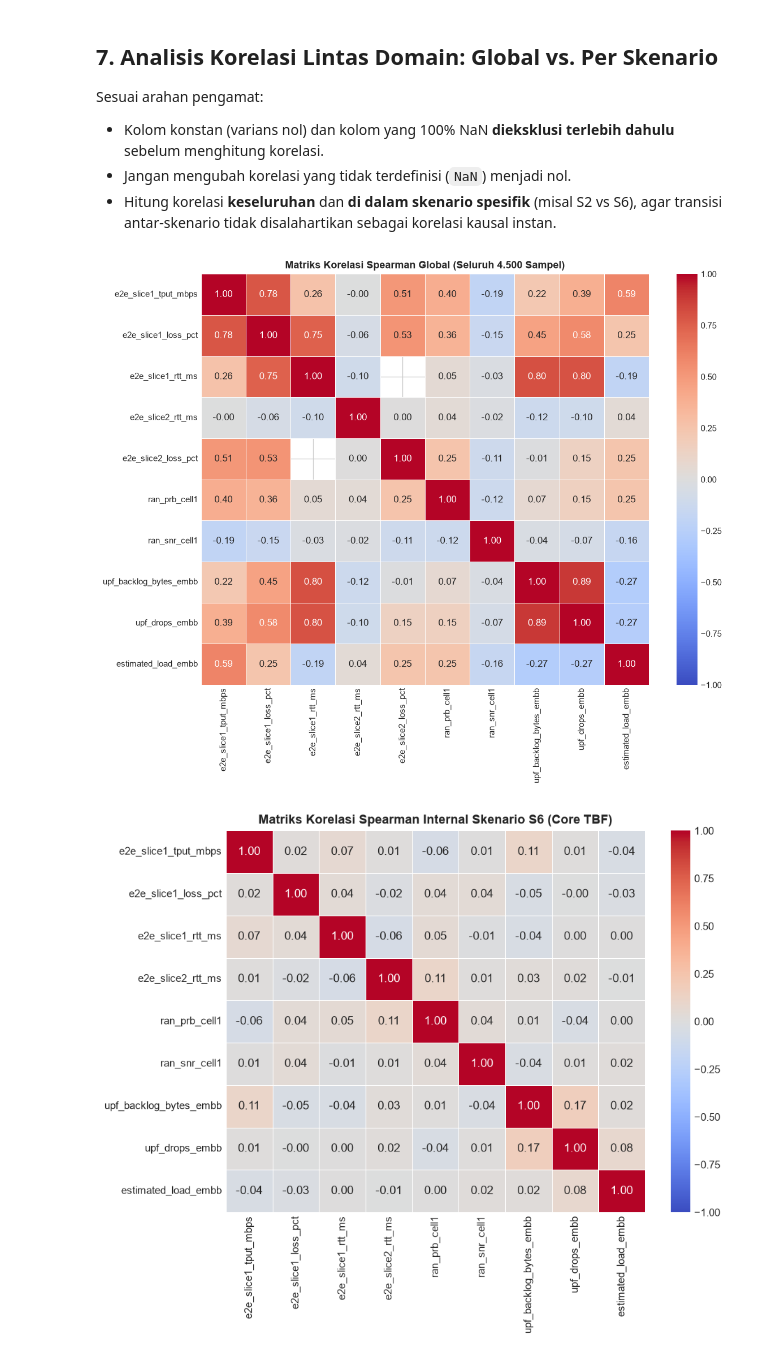
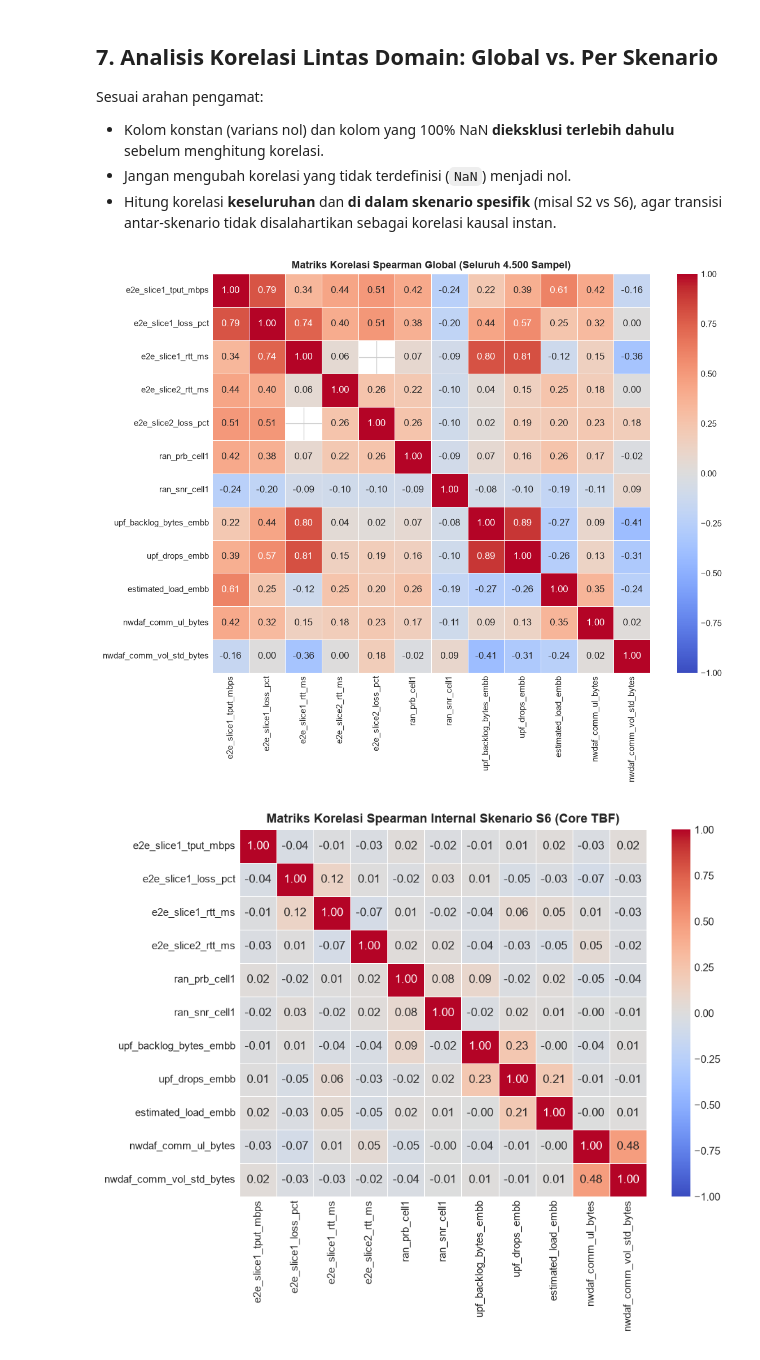
Before and after one commit to IdhulRahman/Thesis, a Jupyter notebook: experiments/01_telemetry_eda.ipynb, the cells around one changed output. Cells and saved outputs as stored; diff of their text form; code cells hidden in the pictures.

Commit message:
feat(dataset): update 4,500-sample master dataset with live native NWDAF telemetry and re-render EDA notebook

```diff
--- a/experiments/01_telemetry_eda.ipynb
+++ b/experiments/01_telemetry_eda.ipynb
@@ -350,34 +350,35 @@ Sesuai arahan pengamat:
 # %%
 # Pilih fitur numerik yang memiliki variansi nyata dan bukan metadata
 candidate_features = [
     'e2e_slice1_tput_mbps', 'e2e_slice1_loss_pct', 'e2e_slice1_rtt_ms',
     'e2e_slice2_rtt_ms', 'e2e_slice2_loss_pct',
     'ran_prb_cell1', 'ran_snr_cell1',
-    'upf_backlog_bytes_embb', 'upf_drops_embb', 'estimated_load_embb'
+    'upf_backlog_bytes_embb', 'upf_drops_embb', 'estimated_load_embb',
+    'nwdaf_comm_ul_bytes', 'nwdaf_comm_vol_std_bytes'
 ]
 
 # Hitung matriks korelasi Spearman (tahan terhadap non-linearitas antrean)
 corr_global = df[candidate_features].corr(method='spearman')
 
 plt.figure(figsize=(10, 8))
 sns.heatmap(corr_global, annot=True, fmt='.2f', cmap='coolwarm', vmin=-1.0, vmax=1.0, linewidths=0.5)
 plt.title('Matriks Korelasi Spearman Global (Seluruh 4.500 Sampel)', fontweight='bold')
 plt.tight_layout()
 plt.show()
 
 # Korelasi di dalam skenario Core Queue Bottleneck (S6)
 df_s6 = df[df['event_scenario'] == 'S6_CORE_QUEUE_TBF'][candidate_features].dropna(axis=1, how='all')
 varying_s6 = [c for c in df_s6.columns if df_s6[c].nunique() > 1]
 corr_s6 = df_s6[varying_s6].corr(method='spearman')
 
 plt.figure(figsize=(8, 6.5))
 sns.heatmap(corr_s6, annot=True, fmt='.2f', cmap='coolwarm', vmin=-1.0, vmax=1.0, linewidths=0.5)
 plt.title('Matriks Korelasi Spearman Internal Skenario S6 (Core TBF)', fontweight='bold')
 plt.tight_layout()
 plt.show()
 # %% [output]
-[figure, old version]
+[figure, new version]
-[figure, old version]
+[figure, new version]
 # %% [markdown]
 ## 8. Rekomendasi & Implikasi Metodologi untuk Pemodelan Machine Learning
 
```
Also changed, not shown: parts of 6 cells of this notebook, 1 other file.
